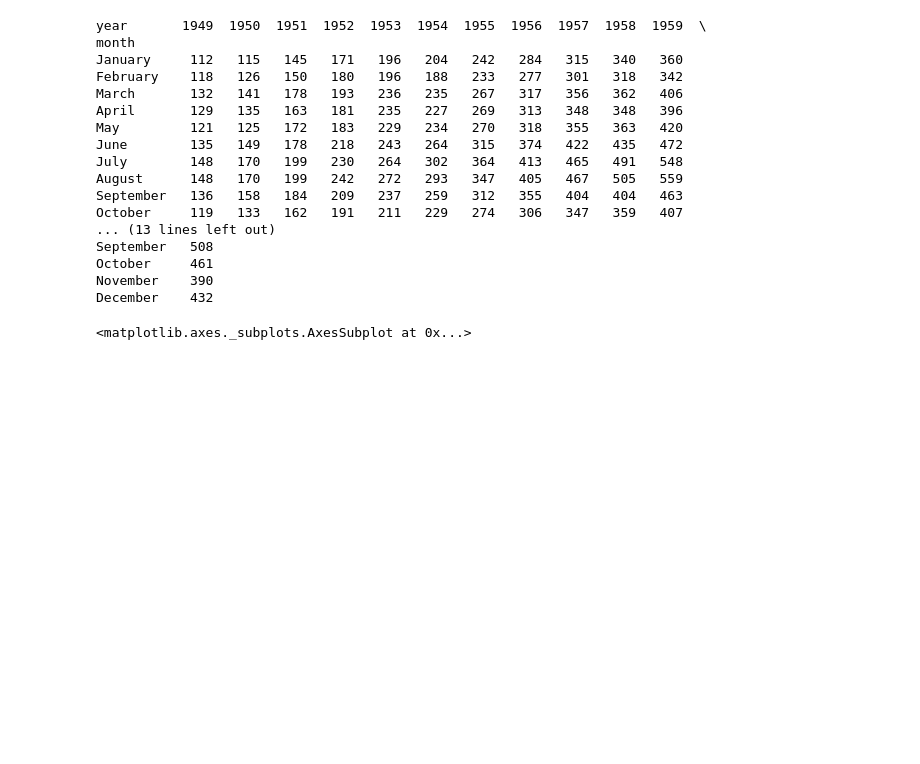
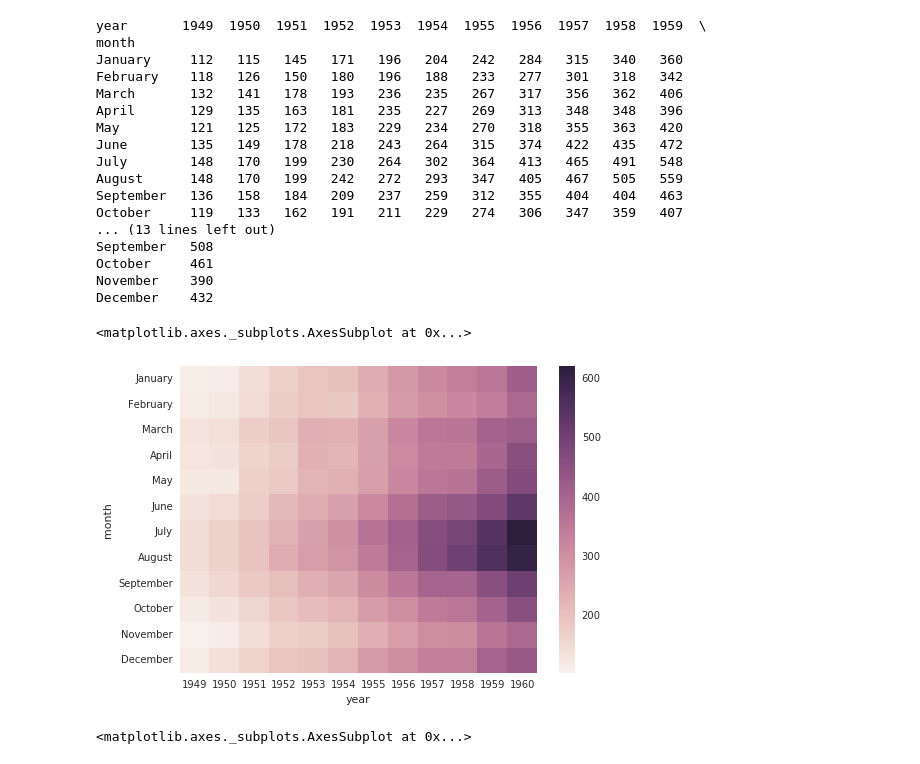
Before and after one commit to dsiufl/DataViz, a Jupyter notebook: Data Visualization - Instructor.ipynb, the cells around one changed output. Cells and saved outputs as stored; diff of their text form; code cells hidden in the pictures; blank space fills up the shorter version.

```diff
--- a/Data Visualization - Instructor.ipynb
+++ b/Data Visualization - Instructor.ipynb
@@ -137,6 +147,11 @@ September   508
 October     461
 November    390
 December    432
+# %%
+sns.heatmap(flights)
+# %% [output]
+<matplotlib.axes._subplots.AxesSubplot at 0x...>
+[figure, added]
 # %%
 sns.heatmap(flights, annot=True, fmt="d")
 # %% [output]
```
Also changed, not shown: parts of 20 cells of this notebook.
